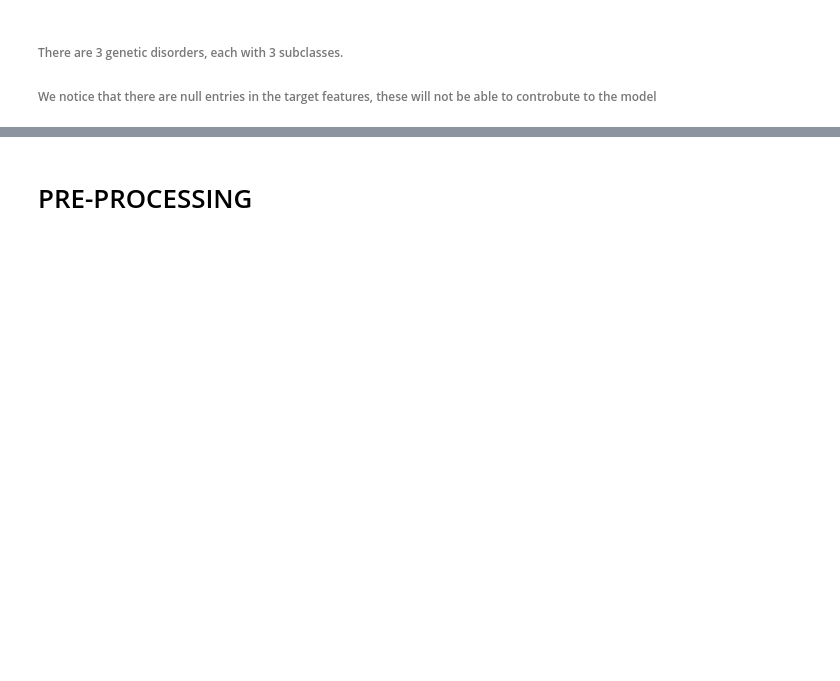
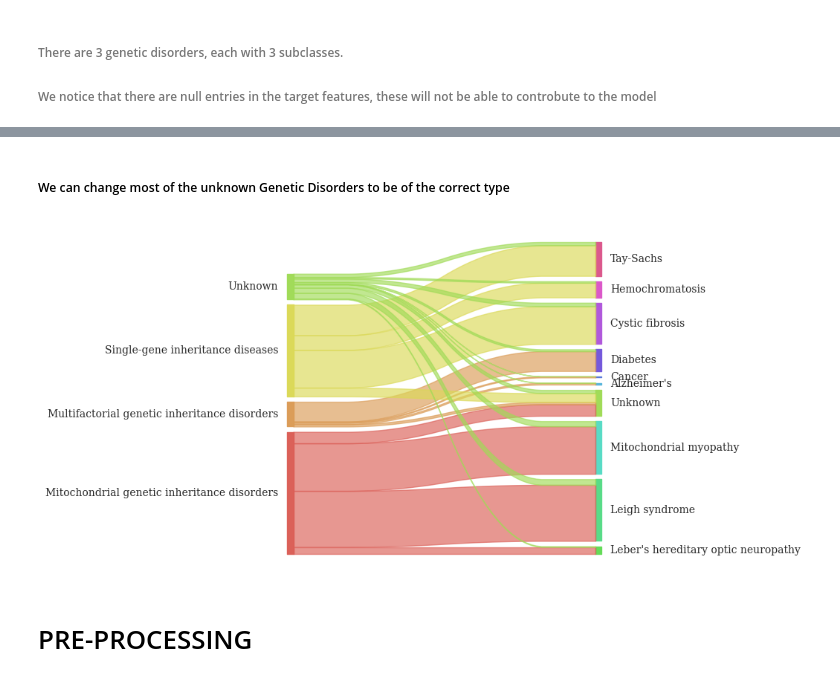
Before and after one commit to salmaloukili/ML, a Jupyter notebook: notebook.ipynb, the cells around one changed output, grey strips where cells are left out. Saved outputs shown, nothing was run; the diff lists cells and outputs as text; code cells hidden in the pictures; blank space fills up the shorter version.

```diff
--- a/notebook.ipynb
+++ b/notebook.ipynb
@@ -127,3 +158,19 @@ plt.show()
+# %% [markdown]
+##### We can change most of the unknown Genetic Disorders to be of the correct type
+# %%
+from pySankey import sankey
+
+grouped_subclass = graph_data.groupby(["Genetic Disorder", "Disorder Subclass"], sort='Genetic Disorder',
+                                      as_index=False).size()
+count_class = graph_data.groupby(["Genetic Disorder"], sort='Genetic Disorder', as_index=False).size()
+
+sankey.sankey(
+    grouped_subclass["Genetic Disorder"], grouped_subclass["Disorder Subclass"], rightWeight=grouped_subclass['size'],
+    leftWeight=grouped_subclass['size'], aspect=10, figure_name="Sankey for Genetic Disorder",
+    fontsize=10
+)
+# %% [output]
+[figure, added]
 # %% [markdown]
 # PRE-PROCESSING
 # %% [markdown]
```
Also changed, not shown: parts of 31 cells of this notebook, 4 other files.
